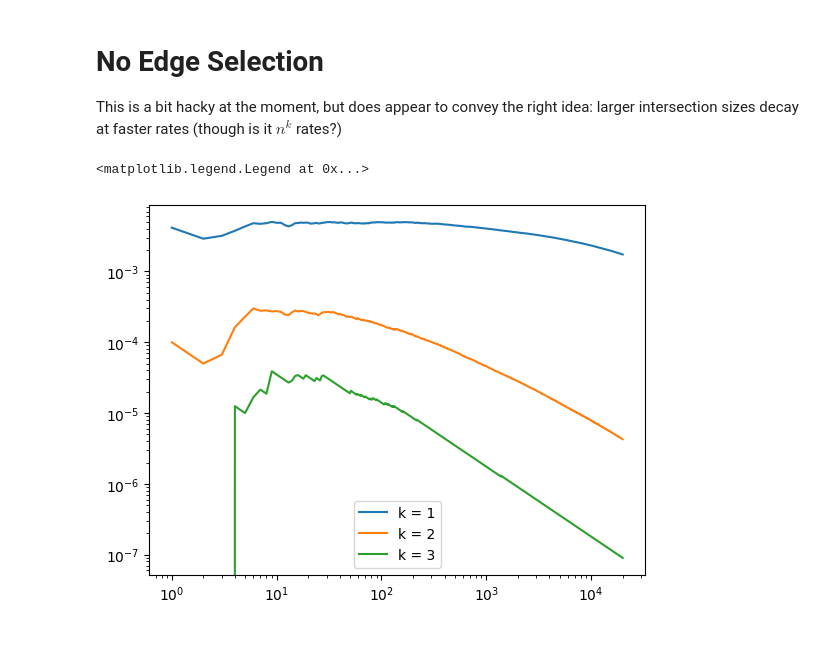
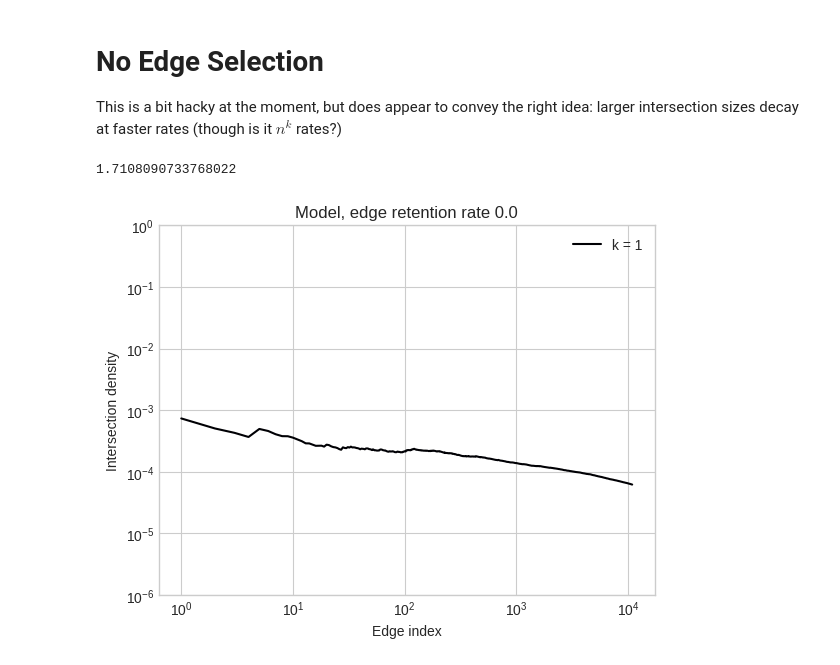
Before and after one commit to hexie1995/HyperGraph, a Jupyter notebook: code/edge-intersections.ipynb, the cells around one changed output. Drawn from its saved outputs; the diff is of its cells as text; code cells hidden in the pictures.

```diff
--- a/code/edge-intersections.ipynb
+++ b/code/edge-intersections.ipynb
@@ -34,26 +140,36 @@ plt.legend()
 This is a bit hacky at the moment, but does appear to convey the right idea: larger intersection sizes decay at faster rates (though is it $n^k$ rates?)
 # %%
 eta   = 0.0   # node retention in edges
-gamma = 5     # poisson number of nodes from graph
-beta  = 2     # poisson number of novel nodes
+gamma = 0.2     # poisson number of nodes from graph
+beta  = 1     # poisson number of novel nodes
 
-timesteps = int(2e4)
+timesteps = int(num_edges)
 
 H = m.GrowingHypergraph()
 H.add_edge((0, 1))
 H.add_edge((2, 3))
-H.add_edge((4, 5))
 
 for _ in range(timesteps):
     H.sample_edge(eta, gamma, beta, False)
-
-IX = xgi.linalg.hypergraph_matrix.intersection_profile(H.H).toarray()
-np.fill_diagonal(IX, 0)
-for k in range(1, IX.max()):
-    v = (np.cumsum(IX == k, axis = 1) / np.arange(IX.shape[0])).mean(axis = 0)
-    plt.plot(v, label = f"k = {k}")
-    plt.loglog()
-plt.legend()
-# %% [output]
-<matplotlib.legend.Legend at 0x...>
-[figure, removed]
+# %%
+H.edge_size_sequence().mean()
+# %% [output]
+1.7108090733768022
+# %%
+IX = xgi.linalg.hypergraph_matrix.intersection_profile(H.H).toarray()
+np.fill_diagonal(IX, 0)
+
+# inferno = mpl.colormaps['inferno'].resampled(IX.max()+1)
+
+for k in range(1, IX.max()+1):
+    v = (np.cumsum(IX == k, axis = 1) / np.arange(IX.shape[0])).mean(axis = 0)
+    plt.plot(v, label = f"k = {k}", color = inferno(k-1))
+    plt.loglog()
+plt.gca().set_ylim(ymin = 1e-6, ymax = 1e-0)
+# x = np.arange(100, 1000)
+# plt.plot(x, (1.0*x)**(-1), color = "black")
+plt.legend()
+plt.gca().set(xlabel = "Edge index", ylabel = "Intersection density", title = "Model, edge retention rate 0.0")
+plt.savefig("figures/intersections-model-no-edge-retention.png", dpi=200, bbox_inches='tight')
+# %% [output]
+[figure, added]
```
Also changed, not shown: parts of 13 cells of this notebook, 1 other file.
